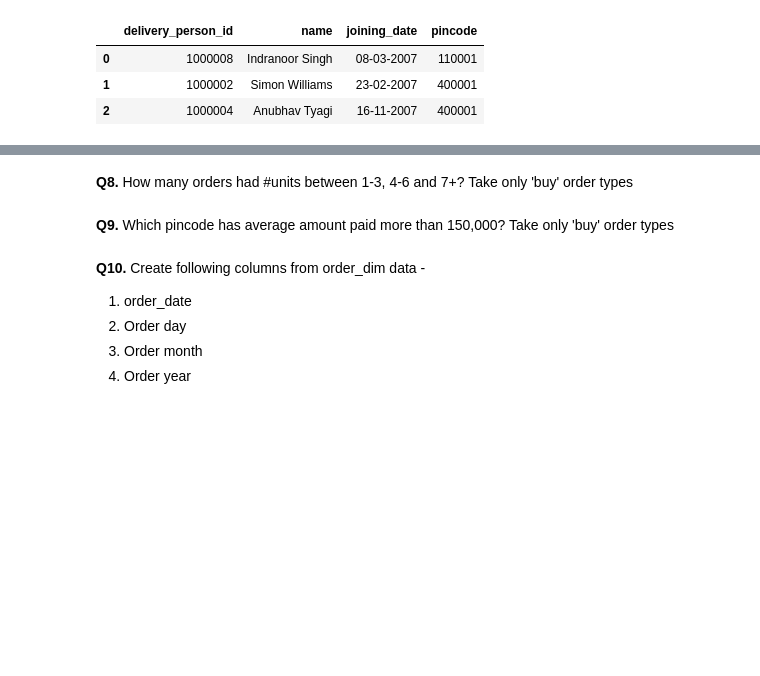
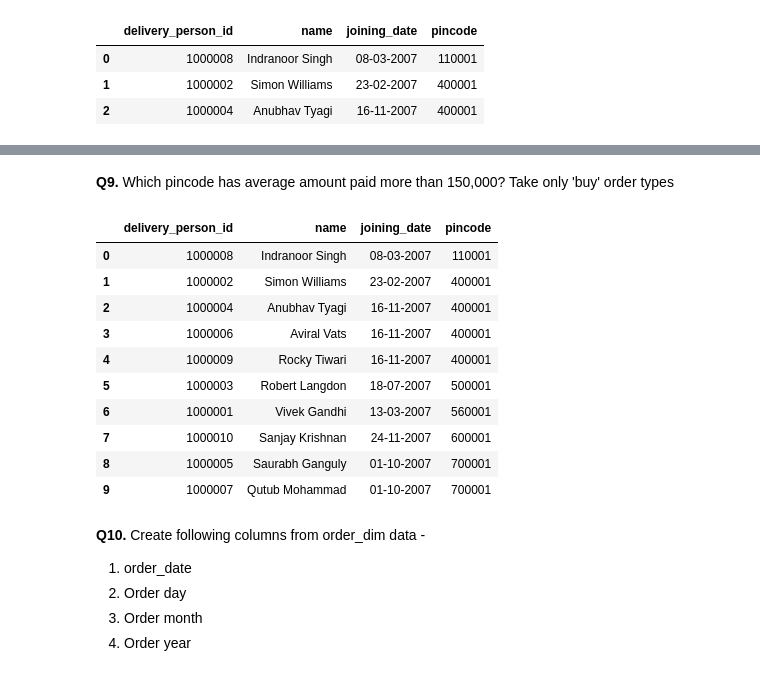
Before and after one commit to kumardev0614/SQL, a Jupyter notebook: Utsav Awasthi Youtube/SQL for Data Analytics - Practice Problems 1.ipynb, the cells around one changed output, grey strips where cells are left out. Cells and saved outputs as stored; diff of their text form; code cells hidden in the pictures; blank space fills up the shorter version.

```diff
--- a/Utsav Awasthi Youtube/SQL for Data Analytics - Practice Problems 1.ipynb
+++ b/Utsav Awasthi Youtube/SQL for Data Analytics - Practice Problems 1.ipynb
@@ -323,5 +357,3 @@ order_dim.head(3)
 | 0 | 10000000001 | buy | 10000009 | 01-01-2020 | 03-01-2020 | 2 | 73500 | ... |
 | 1 | 10000000002 | buy | 10000004 | 01-01-2020 | 04-01-2020 | 9 | 67500 | ... |
 | 2 | 10000000003 | buy | 10000012 | 01-01-2020 | 02-01-2020 | 2 | 60750 | ... |
-# %% [markdown]
-<b>Q8.</b> How many orders had #units between 1-3, 4-6 and 7+? Take only 'buy' order types
@@ -349,13 +362,27 @@ ans
 # %%
 ans = ps.sqldf("""
 ---------------------WRITE QUERY BELOW---------------------
+
+SELECT * FROM delivery_person_dim
 
 
 
 ---------------------WRITE QUERY ABOVE---------------------
 """)
 
 ans
+# %% [output]
+|  | delivery_person_id | name | joining_date | pincode |
+| 0 | 1000008 | Indranoor Singh | 08-03-2007 | 110001 |
+| 1 | 1000002 | Simon Williams | 23-02-2007 | 400001 |
+| 2 | 1000004 | Anubhav Tyagi | 16-11-2007 | 400001 |
+| 3 | 1000006 | Aviral Vats | 16-11-2007 | 400001 |
+| 4 | 1000009 | Rocky Tiwari | 16-11-2007 | 400001 |
+| 5 | 1000003 | Robert Langdon | 18-07-2007 | 500001 |
+| 6 | 1000001 | Vivek Gandhi | 13-03-2007 | 560001 |
+| 7 | 1000010 | Sanjay Krishnan | 24-11-2007 | 600001 |
+| 8 | 1000005 | Saurabh Ganguly | 01-10-2007 | 700001 |
+| 9 | 1000007 | Qutub Mohammad | 01-10-2007 | 700001 |
 # %% [markdown]
 <b>Q10.</b> Create following columns from order_dim data -
 <ol>
```
Also changed, not shown: parts of 3 cells of this notebook.
